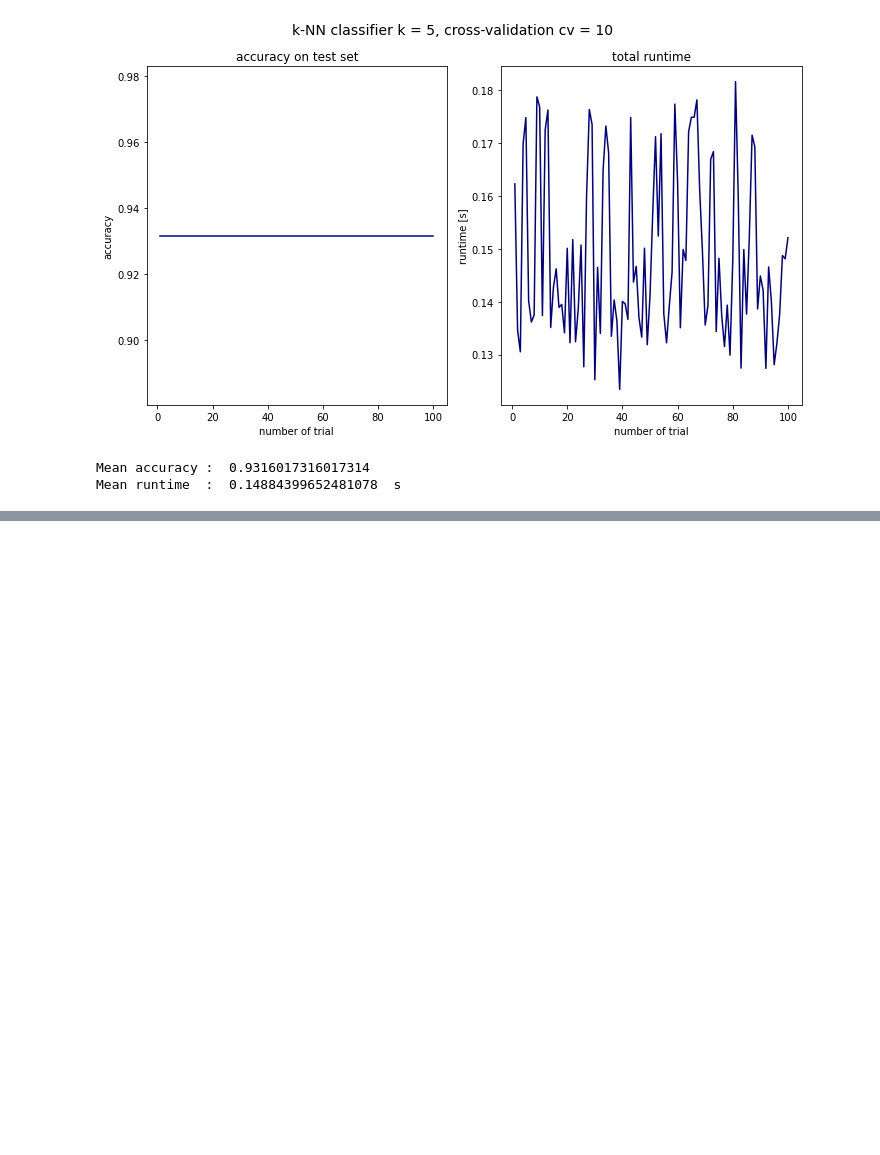
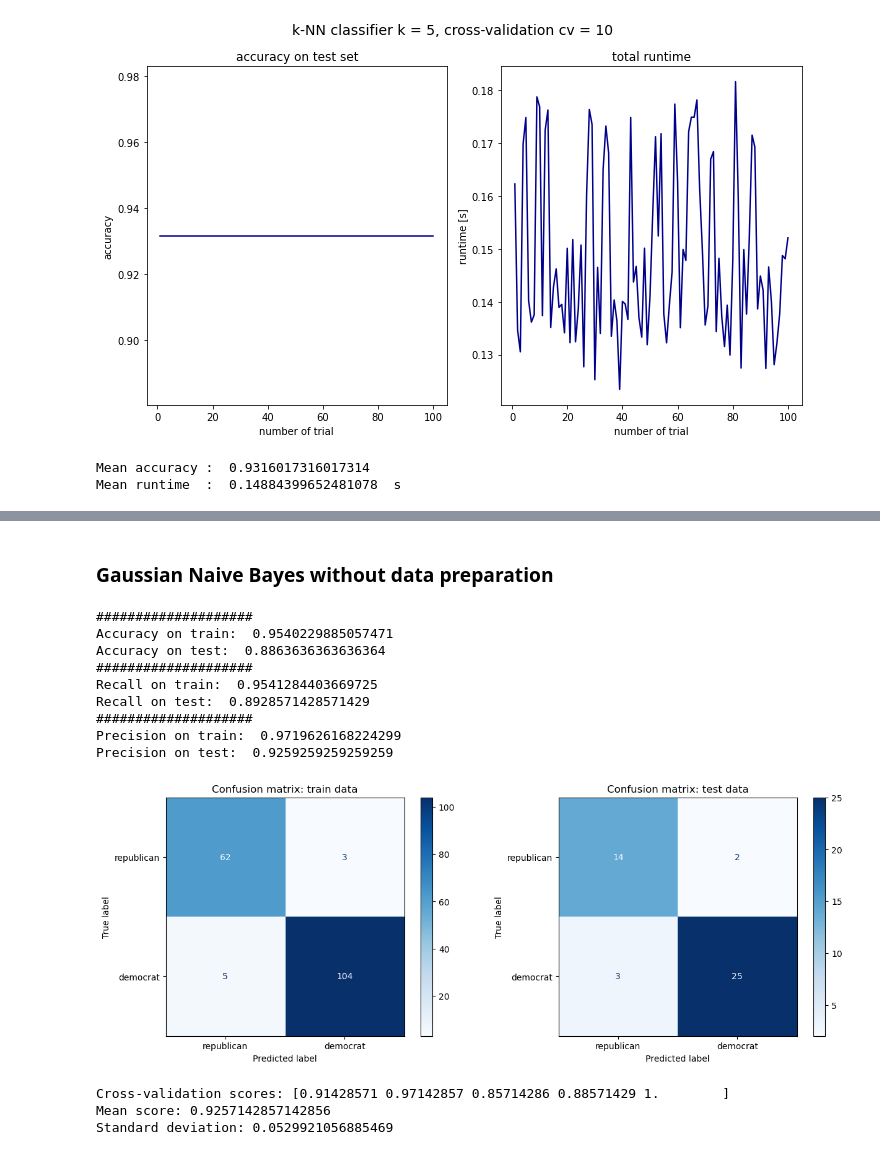
Before and after one commit to nadiaverdha/MachineLearningEx1, a Jupyter notebook: Ex1_kaggle_small.ipynb, the cells around one changed output, grey strips where cells are left out. Saved outputs shown, nothing was run; the diff lists cells and outputs as text; code cells hidden in the pictures; blank space fills up the shorter version.

Commit message:
Added Naive Bayes

```diff
--- a/Ex1_kaggle_small.ipynb
+++ b/Ex1_kaggle_small.ipynb
@@ -1364,0 +1385,69 @@ Mean runtime  :  0.14884399652481078  s
+# %%
+'''
+# train data
+congress_train = pd.read_csv('data/congress/CongressionalVotingID.shuf.lrn.csv')
+#test data
+X_test = pd.read_csv('data/congress/CongressionalVotingID.shuf.tes.csv')
+# test result
+y_test =  pd.read_csv('data/congress/CongressionalVotingID.shuf.sol.ex.csv')
+
+X_train = pd.get_dummies(congress_train, columns= categorical_columns)
+# dropping this column since it does not bring any value
+X_train.drop('ID', axis=1, inplace=True)
+
+X_train['class'] = X_train['class'].map({'democrat': 1, 'republican': 0})
+X_train['class'] = X_train['class'].astype('int64')
+
+y_train = X_train['class']
+X_train = X_train.drop(['class'], axis=1)
+
+categorical_columns_test = X_test.columns.difference(['ID'])
+X_test = pd.get_dummies(X_test, columns= categorical_columns_test)
+
+y_test = y_test.drop(['ID'], axis=1)
+X_test = X_test.drop(['ID'], axis=1)
+
+y_test['class'] = y_test['class'].map({'democrat': 1, 'republican': 0})
+y_test['class'] = y_test['class'].astype('int64')
+y_test = y_test.squeeze()
+'''
+# %% [markdown]
+### Gaussian Naive Bayes without data preparation
+# %%
+from sklearn.naive_bayes import GaussianNB
+
+# Create a Gaussian Naive Bayes classifier and fit it to the training data
+gnb_model = GaussianNB()
+gnb_model.fit(X_train_imputed, y_train)
+
+# Make predictions on the testing data
+y_pred = gnb_model.predict(X_test_imputed)
+
+evaluate(gnb_model)
+# %% [output]
+####################
+Accuracy on train:  0.9540229885057471
+Accuracy on test:  0.8863636363636364
+####################
+Recall on train:  0.9541284403669725
+Recall on test:  0.8928571428571429
+####################
+Precision on train:  0.9719626168224299
+Precision on test:  0.9259259259259259
+[figure, added]
+# %%
+from sklearn.model_selection import cross_val_score
+
+# Use cross-validation to estimate the classifier's accuracy
+scores = cross_val_score(gnb_model, X_train_imputed, y_train, cv=5)
+
+# Print the cross-validation scores
+print("Cross-validation scores:", scores)
+
+# Calculate the mean and standard deviation of the scores
+print("Mean score:", scores.mean())
+print("Standard deviation:", scores.std())
+# %% [output]
+Cross-validation scores: [0.91428571 0.97142857 0.85714286 0.88571429 1.        ]
+Mean score: 0.9257142857142856
+Standard deviation: 0.0529921056885469
```
Also changed, not shown: parts of 24 cells of this notebook.
